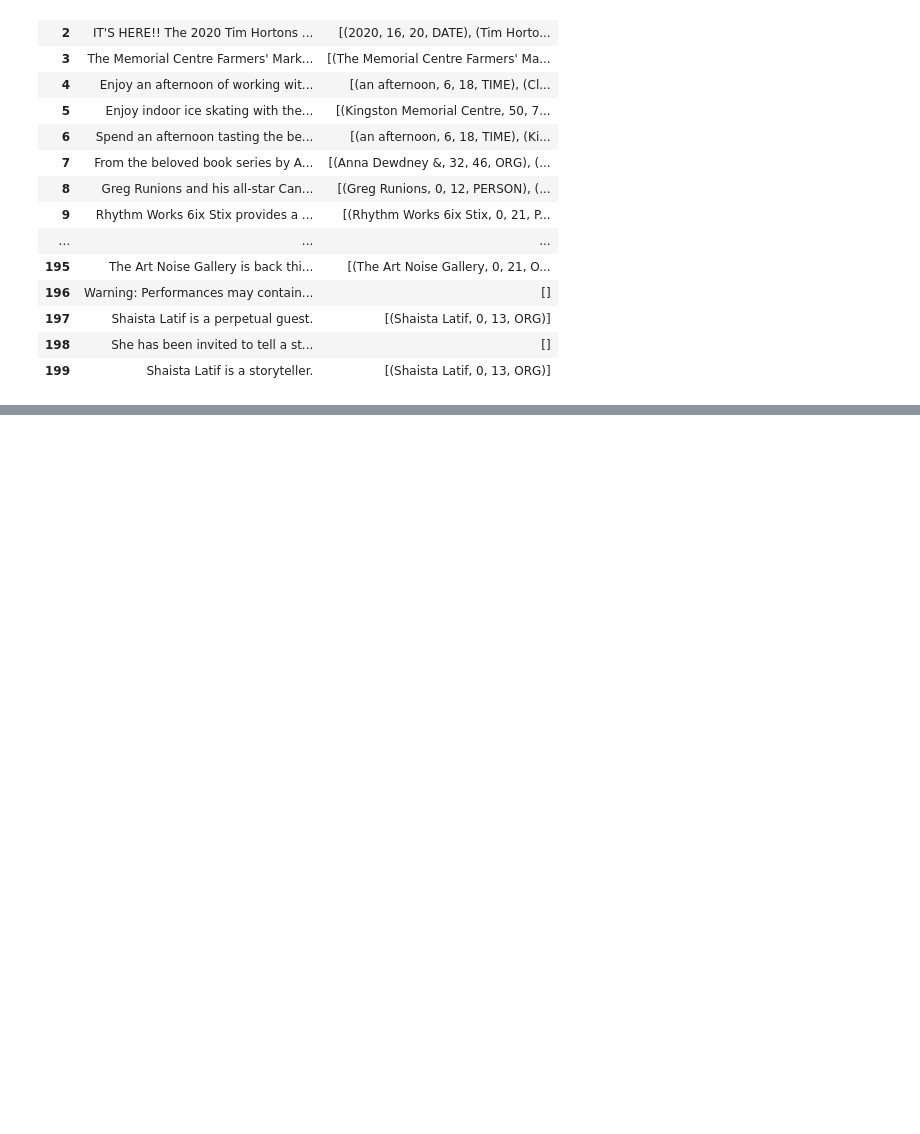
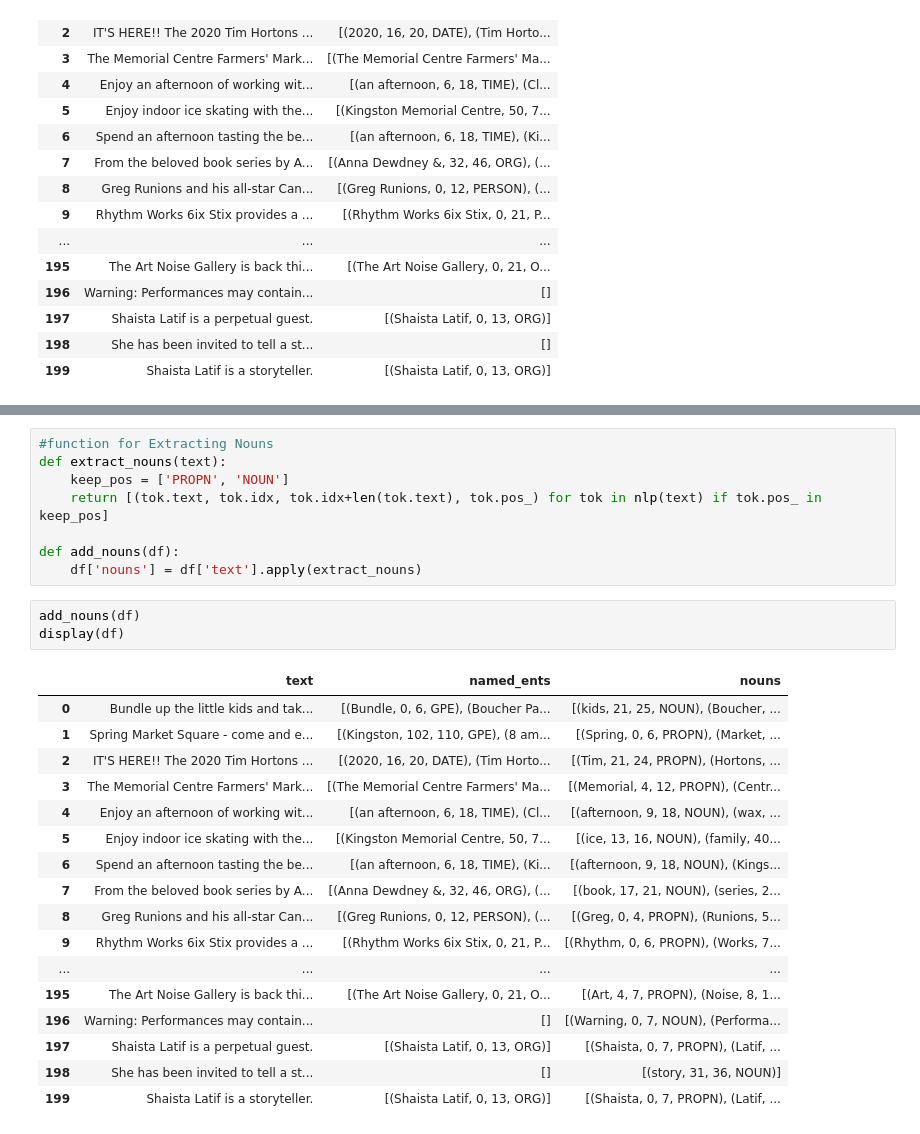
Before and after one commit to rashinagpal/EBC-6997, a Jupyter notebook: webscraper.ipynb, the cells around one changed output, grey strips where cells are left out. Drawn from its saved outputs; the diff is of its cells as text; blank space fills up the shorter version.

```diff
--- a/webscraper.ipynb
+++ b/webscraper.ipynb
@@ -133,0 +167,29 @@ NameError: name 'render_entities' is not defined
+# %%
+#function for Extracting Nouns
+def extract_nouns(text):
+    keep_pos = ['PROPN', 'NOUN']
+    return [(tok.text, tok.idx, tok.idx+len(tok.text), tok.pos_) for tok in nlp(text) if tok.pos_ in keep_pos]
+
+def add_nouns(df):
+    df['nouns'] = df['text'].apply(extract_nouns)
+# %%
+add_nouns(df)
+display(df)
+# %% [output]
+|  | text | named_ents | nouns |
+| 0 | Bundle up the little kids and tak... | [(Bundle, 0, 6, GPE), (Boucher Pa... | [(kids, 21, 25, NOUN), (Boucher, ... |
+| 1 | Spring Market Square - come and e... | [(Kingston, 102, 110, GPE), (8 am... | [(Spring, 0, 6, PROPN), (Market, ... |
+| 2 | IT'S HERE!! The 2020 Tim Hortons ... | [(2020, 16, 20, DATE), (Tim Horto... | [(Tim, 21, 24, PROPN), (Hortons, ... |
+| 3 | The Memorial Centre Farmers' Mark... | [(The Memorial Centre Farmers' Ma... | [(Memorial, 4, 12, PROPN), (Centr... |
+| 4 | Enjoy an afternoon of working wit... | [(an afternoon, 6, 18, TIME), (Cl... | [(afternoon, 9, 18, NOUN), (wax, ... |
+| 5 | Enjoy indoor ice skating with the... | [(Kingston Memorial Centre, 50, 7... | [(ice, 13, 16, NOUN), (family, 40... |
+| 6 | Spend an afternoon tasting the be... | [(an afternoon, 6, 18, TIME), (Ki... | [(afternoon, 9, 18, NOUN), (Kings... |
+| 7 | From the beloved book series by A... | [(Anna Dewdney &, 32, 46, ORG), (... | [(book, 17, 21, NOUN), (series, 2... |
+| 8 | Greg Runions and his all-star Can... | [(Greg Runions, 0, 12, PERSON), (... | [(Greg, 0, 4, PROPN), (Runions, 5... |
+| 9 | Rhythm Works 6ix Stix provides a ... | [(Rhythm Works 6ix Stix, 0, 21, P... | [(Rhythm, 0, 6, PROPN), (Works, 7... |
+| ... | ... | ... | ... |
+| 195 | The Art Noise Gallery is back thi... | [(The Art Noise Gallery, 0, 21, O... | [(Art, 4, 7, PROPN), (Noise, 8, 1... |
+| 196 | Warning: Performances may contain... | [] | [(Warning, 0, 7, NOUN), (Performa... |
+| 197 | Shaista Latif is a perpetual guest. | [(Shaista Latif, 0, 13, ORG)] | [(Shaista, 0, 7, PROPN), (Latif, ... |
+| 198 | She has been invited to tell a st... | [] | [(story, 31, 36, NOUN)] |
+| 199 | Shaista Latif is a storyteller. | [(Shaista Latif, 0, 13, ORG)] | [(Shaista, 0, 7, PROPN), (Latif, ... |
```
Also changed, not shown: parts of 9 cells of this notebook.
